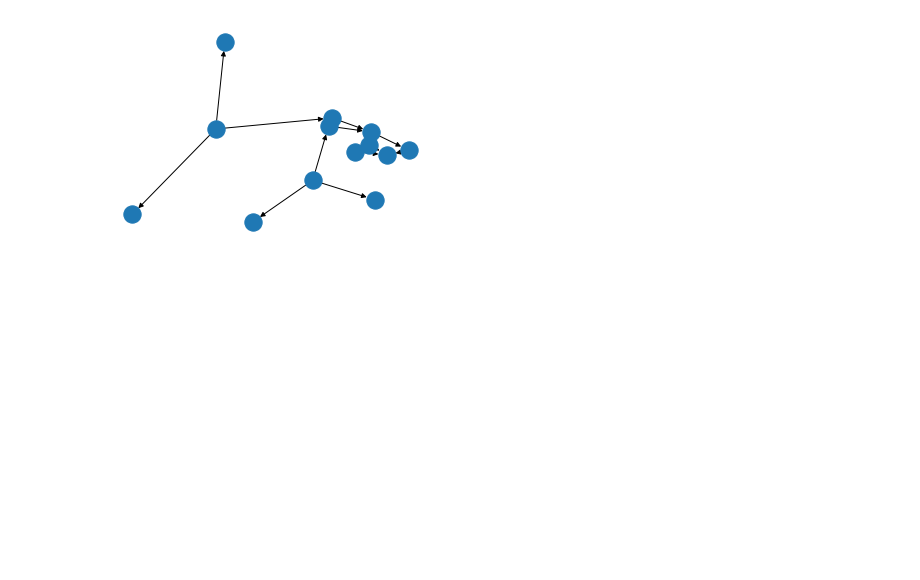
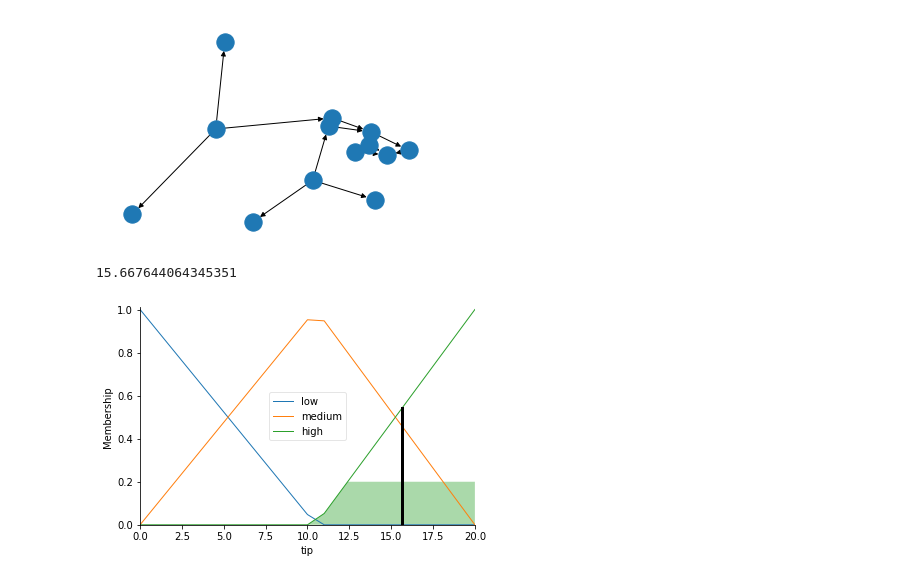
Before and after one commit to Hzye/21_DST_Swarm_Concepts, a Jupyter notebook: test.ipynb, the cells around one changed output. Drawn from its saved outputs; the diff is of its cells as text; code cells hidden in the pictures; blank space fills up the shorter version.

```diff
--- a/test.ipynb
+++ b/test.ipynb
@@ -62,0 +73,9 @@ tip_result = ctrl.ControlSystemSimulation(tipping_ctrl)
+# %%
+tip_tester(5, 6)
+# %% [output]
+15.667644064345351
+# %%
+# visualise result
+tip.view(sim=tip_result)
+# %% [output]
+[figure, added]
```
Also changed, not shown: parts of 1 cell of this notebook.
